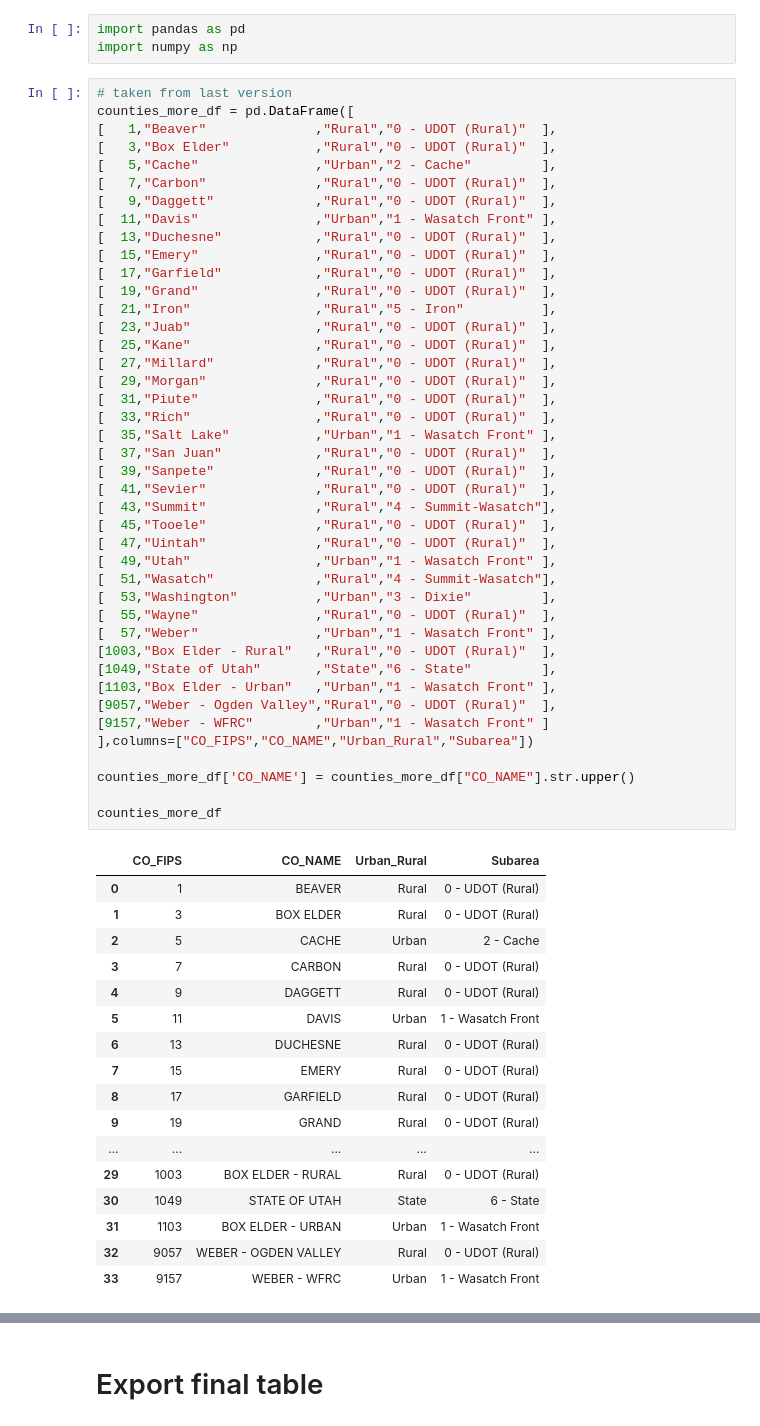
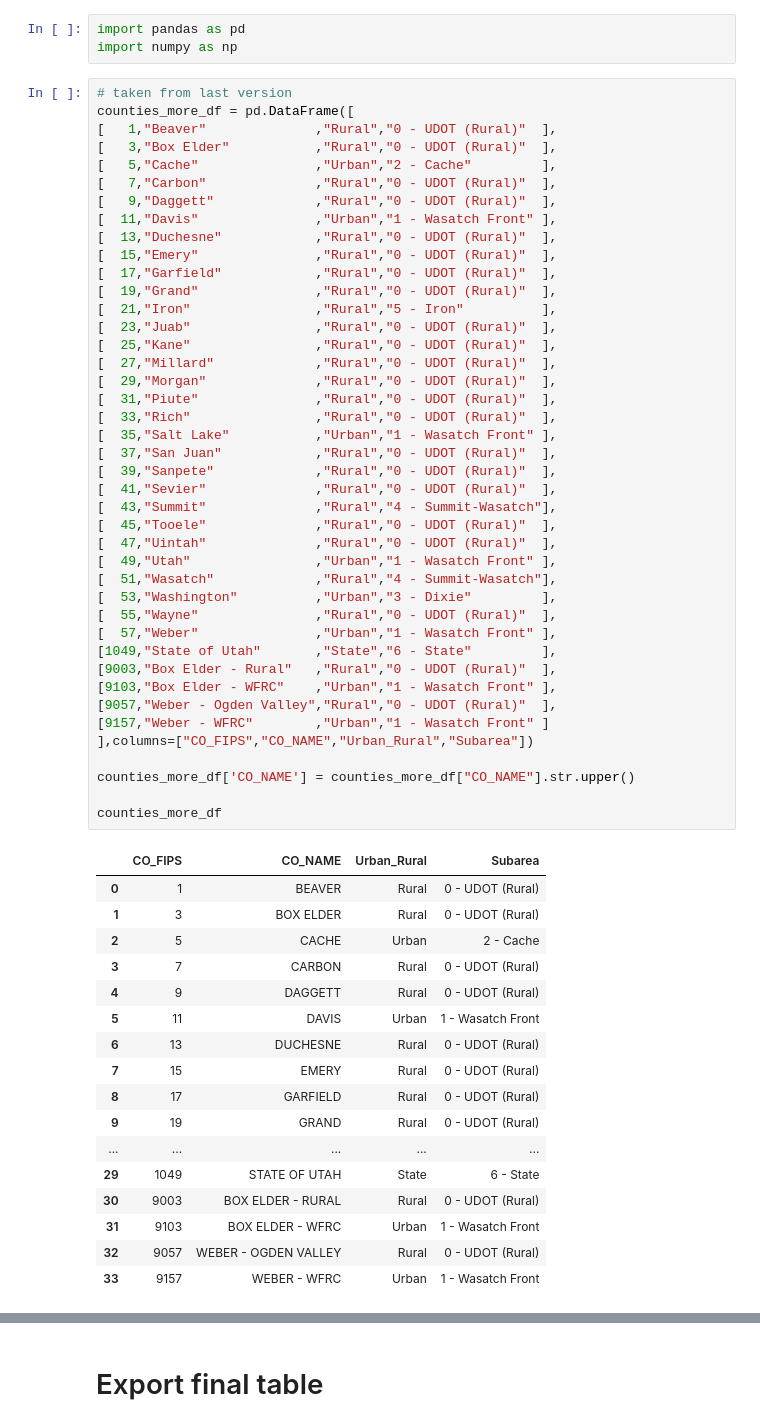
Before and after one commit to WFRCAnalytics/TDM-INP-Socioeconomic-Control-Totals, a Jupyter notebook: 4-Finalize.ipynb, the cells around one changed output, grey strips where cells are left out. Cells and saved outputs as stored; diff of their text form.

Commit message:
Fix Box Elder and Weber totals

```diff
--- a/4-Finalize.ipynb
+++ b/4-Finalize.ipynb
@@ -27,38 +27,38 @@ counties_more_df = pd.DataFrame([
 [  41,"Sevier"              ,"Rural","0 - UDOT (Rural)"  ],
 [  43,"Summit"              ,"Rural","4 - Summit-Wasatch"],
 [  45,"Tooele"              ,"Rural","0 - UDOT (Rural)"  ],
 [  47,"Uintah"              ,"Rural","0 - UDOT (Rural)"  ],
 [  49,"Utah"                ,"Urban","1 - Wasatch Front" ],
 [  51,"Wasatch"             ,"Rural","4 - Summit-Wasatch"],
 [  53,"Washington"          ,"Urban","3 - Dixie"         ],
 [  55,"Wayne"               ,"Rural","0 - UDOT (Rural)"  ],
 [  57,"Weber"               ,"Urban","1 - Wasatch Front" ],
-[1003,"Box Elder - Rural"   ,"Rural","0 - UDOT (Rural)"  ],
 [1049,"State of Utah"       ,"State","6 - State"         ],
-[1103,"Box Elder - Urban"   ,"Urban","1 - Wasatch Front" ],
+[9003,"Box Elder - Rural"   ,"Rural","0 - UDOT (Rural)"  ],
+[9103,"Box Elder - WFRC"    ,"Urban","1 - Wasatch Front" ],
 [9057,"Weber - Ogden Valley","Rural","0 - UDOT (Rural)"  ],
 [9157,"Weber - WFRC"        ,"Urban","1 - Wasatch Front" ]
 ],columns=["CO_FIPS","CO_NAME","Urban_Rural","Subarea"])
 
 counties_more_df['CO_NAME'] = counties_more_df["CO_NAME"].str.upper()
 
 counties_more_df
 # %% [output]
 |  | CO_FIPS | CO_NAME | Urban_Rural | Subarea |
 | 0 | 1 | BEAVER | Rural | 0 - UDOT (Rural) |
 | 1 | 3 | BOX ELDER | Rural | 0 - UDOT (Rural) |
 | 2 | 5 | CACHE | Urban | 2 - Cache |
 | 3 | 7 | CARBON | Rural | 0 - UDOT (Rural) |
 | 4 | 9 | DAGGETT | Rural | 0 - UDOT (Rural) |
 | 5 | 11 | DAVIS | Urban | 1 - Wasatch Front |
 | 6 | 13 | DUCHESNE | Rural | 0 - UDOT (Rural) |
 | 7 | 15 | EMERY | Rural | 0 - UDOT (Rural) |
 | 8 | 17 | GARFIELD | Rural | 0 - UDOT (Rural) |
 | 9 | 19 | GRAND | Rural | 0 - UDOT (Rural) |
 | ... | ... | ... | ... | ... |
-| 29 | 1003 | BOX ELDER - RURAL | Rural | 0 - UDOT (Rural) |
-| 30 | 1049 | STATE OF UTAH | State | 6 - State |
-| 31 | 1103 | BOX ELDER - URBAN | Urban | 1 - Wasatch Front |
+| 29 | 1049 | STATE OF UTAH | State | 6 - State |
+| 30 | 9003 | BOX ELDER - RURAL | Rural | 0 - UDOT (Rural) |
+| 31 | 9103 | BOX ELDER - WFRC | Urban | 1 - Wasatch Front |
 | 32 | 9057 | WEBER - OGDEN VALLEY | Rural | 0 - UDOT (Rural) |
 | 33 | 9157 | WEBER - WFRC | Urban | 1 - Wasatch Front |
 # %%
```
Also changed, not shown: parts of 6 cells of this notebook, 3 other files.
